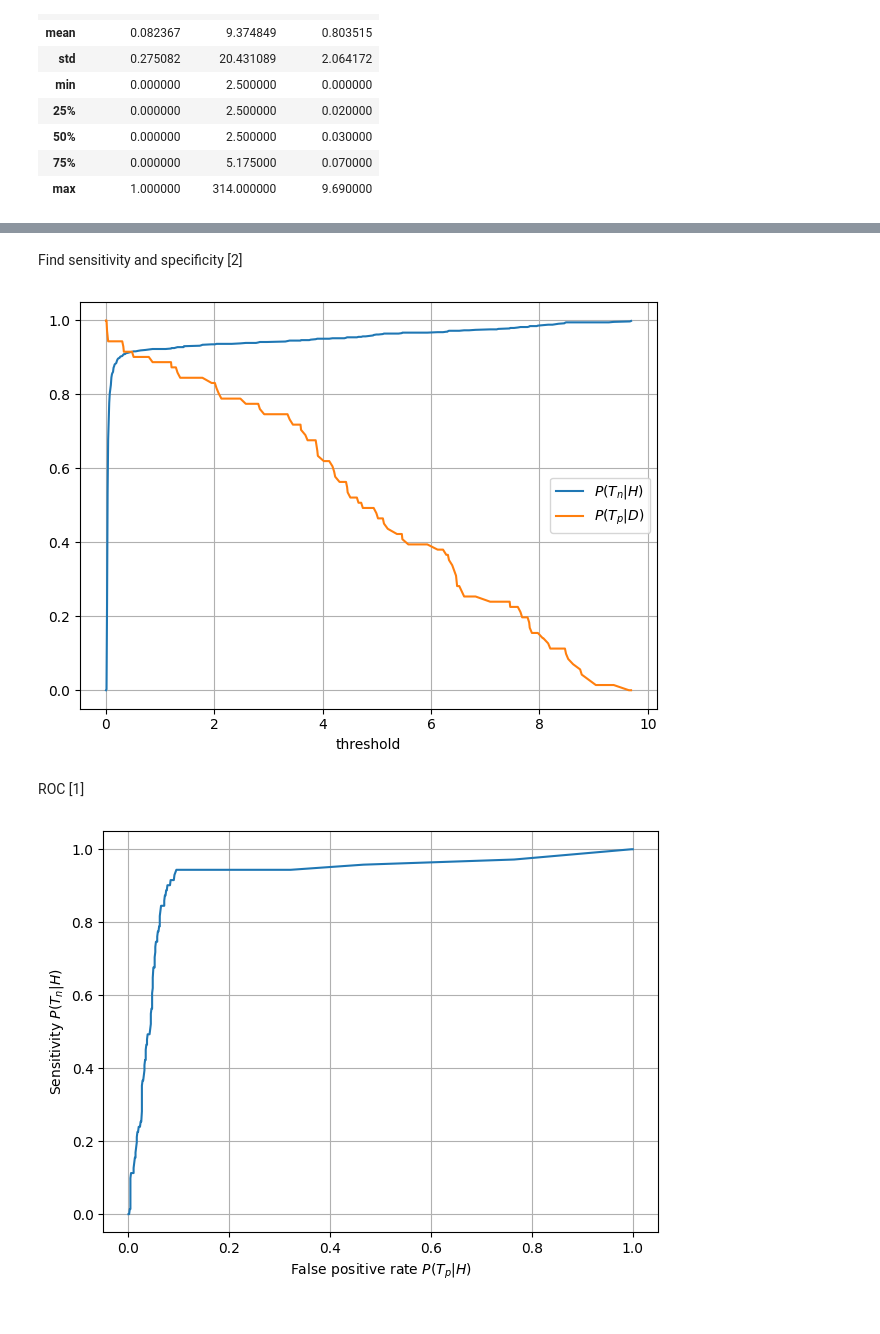
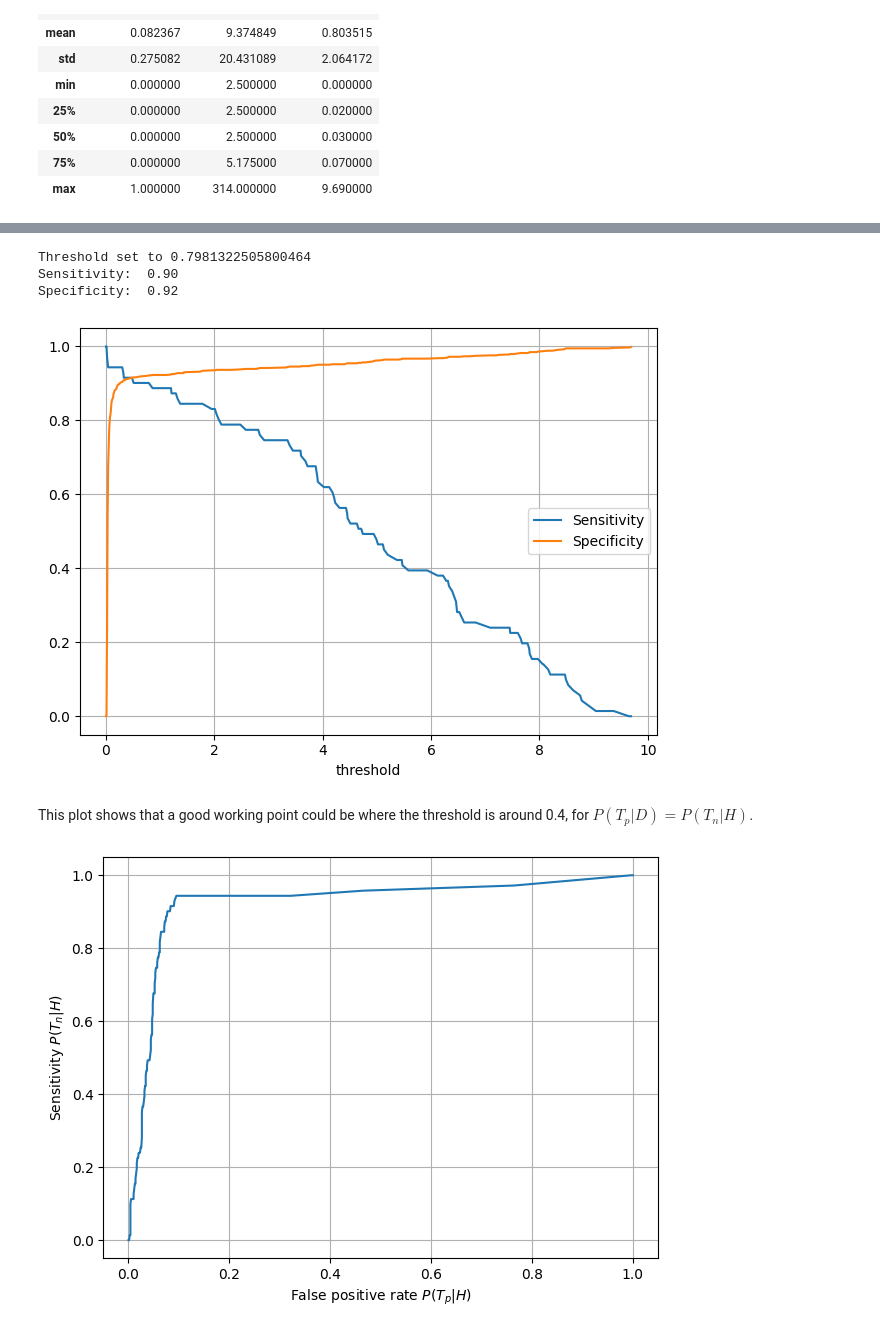
Before and after one commit to steurendo/ICT4Health, a Jupyter notebook: Lab3/lab3.ipynb, the cells around one changed output, grey strips where cells are left out. Drawn from its saved outputs; the diff is of its cells as text; code cells hidden in the pictures.

```diff
--- a/Lab3/lab3.ipynb
+++ b/Lab3/lab3.ipynb
@@ -42,47 +64,56 @@ xx.describe()
 # %%
 x = Test2
 y = swab
+x1 = x[y == 1]  # Test results for ill patients
 x0 = x[y == 0]  # Test results for healthy patients
-x1 = x[y == 1]  # Test results for ill patients
+Np = sum(y == 1)  # Number of ill patients
 Nn = sum(y == 0)  # Number of healthy patients
-Np = sum(y == 1)  # Number of ill patients
 mean = np.mean(y, axis=0)
+min_test = min(x)
 max_test = max(x)
-thresh = mean * max_test
+thresh = min_test + mean * (max_test - min_test)
+n1 = np.sum(x1 > thresh)  # Number of true positives
 n0 = np.sum(x0 < thresh)  # Number of true negatives
-n1 = np.sum(x1 > thresh)  # Number of true positives
+sens = n1 / Np
 spec = n0 / Nn
-sens = n1 / Np
+print(f'Threshold set to {thresh}')
+print(f'Sensitivity: {sens: .2f}')
+print(f'Specificity: {spec: .2f}')
+# %% [output]
+Threshold set to 0.7981322505800464
+Sensitivity:  0.90
+Specificity:  0.92
-# %% [markdown]
-Find sensitivity and specificity [2]
 # %%
 def ss_vs_threshold(x, y, threshold_values):
+    """
+    Computes sensitivity and specificity for a set of threshold values,
+    used on a test, and the true results
+    """
+    x1 = x[y == 1]  # Test results for ill patients
     x0 = x[y == 0]  # Test results for healthy patients
-    x1 = x[y == 1]  # Test results for ill patients
+    Np = sum(y == 1)  # Number of ill patients
     Nn = sum(y == 0)  # Number of positive patients
-    Np = sum(y == 1)  # Number of ill patients
+    n1 = np.array([np.sum(x1 > thresh) for thresh in threshold_values])
     n0 = np.array([np.sum(x0 < thresh) for thresh in threshold_values])
-    n1 = np.array([np.sum(x1 > thresh) for thresh in threshold_values])
+    sensitivity_values = n1 / Np
     specificity_values = n0 / Nn
-    sensitivity_values = n1 / Np
-    return {'thresholds': threshold_values,
-            'specificities': specificity_values,
-            'sensitivities': sensitivity_values}
+    return [sensitivity_values, specificity_values]
 # %%
-thresholds = np.unique(np.append(0, [x[i] for i in np.argsort(x)]))
-tss = ss_vs_threshold(x, y, thresholds)
+thresholds = np.unique(np.append(0, x[np.argsort(x)]))
+tpr, tnr = ss_vs_threshold(x, y, thresholds)
+fpr = 1 - tnr
 # %%
 plt.figure()
-plt.plot(thresholds, tss['specificities'])
-plt.plot(thresholds, tss['sensitivities'])
-labels = ['$P(T_n|H)$', '$P(T_p|D)$']
+plt.plot(thresholds, tpr)
+plt.plot(thresholds, tnr)
+labels = ['Sensitivity', 'Specificity']
 plt.xlabel('threshold')
 plt.legend(labels)
 plt.grid()
 plt.tight_layout()
 plt.show()
 # %% [output]
-[figure, old version]
+[figure, new version]
-# %% [markdown]
-ROC [1]
+# %% [markdown]
+This plot shows that a good working point could be where the threshold is around 0.4, for $P(T_p|D) = P(T_n|H)$.
 # %%
```
Also changed, not shown: parts of 22 cells of this notebook, 5 other files.
